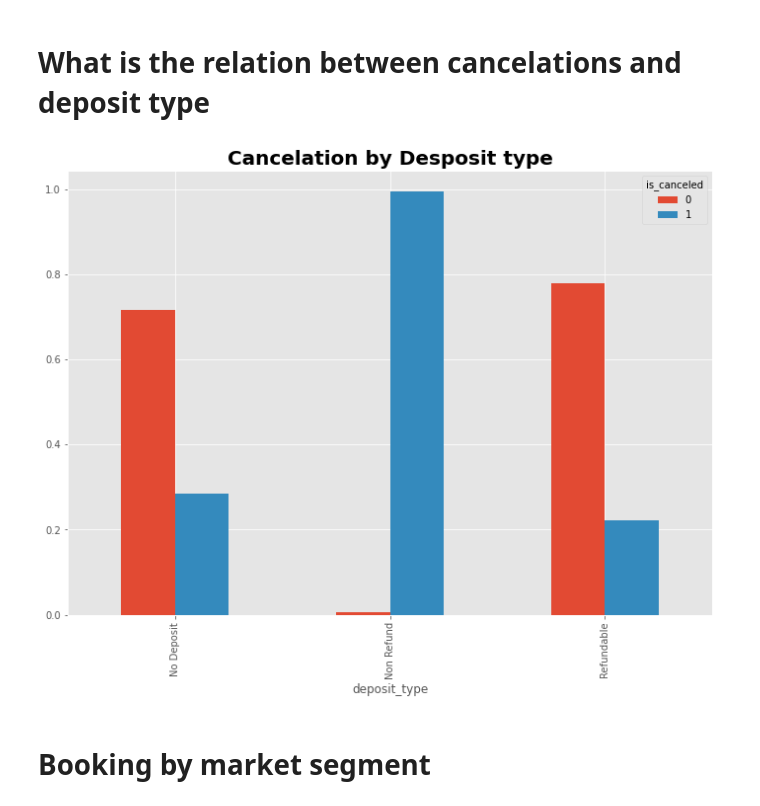
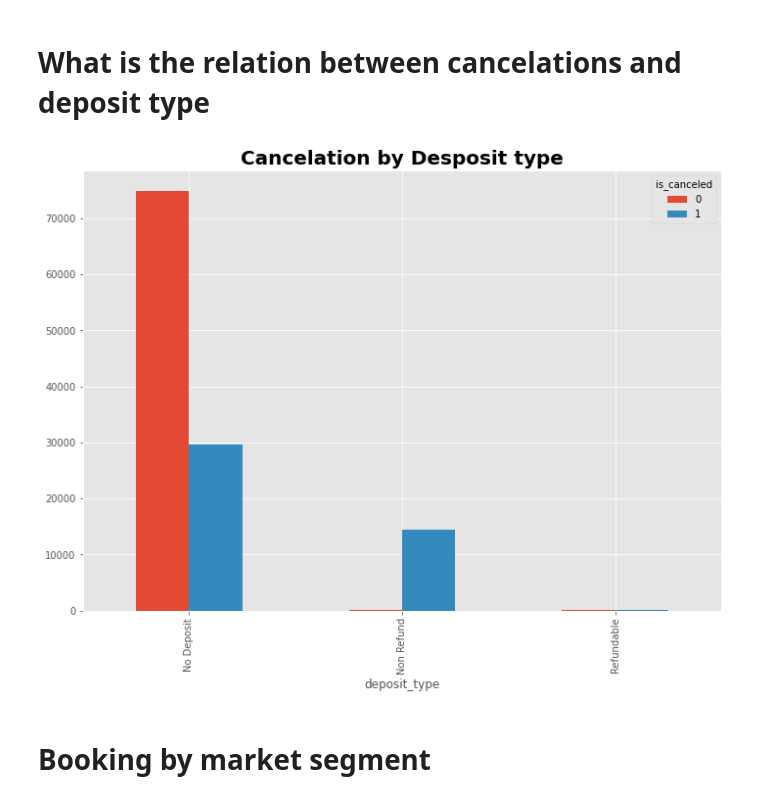
Before and after one commit to aynaval/Hotel-booking-analysis_EDA, a Jupyter notebook: EDA_Capstone_Project.ipynb, the cells around one changed output. Drawn from its saved outputs; the diff is of its cells as text; code cells hidden in the pictures.

```diff
--- a/EDA_Capstone_Project.ipynb
+++ b/EDA_Capstone_Project.ipynb
@@ -596,10 +598,10 @@ Hotel can colab with local eateries to gain more profit.
 # What is the relation between cancelations and deposit type
 # %%
 
-pd.crosstab(index=data['deposit_type'],columns=data['is_canceled'],normalize='index').plot(kind='bar');
+pd.crosstab(index=data['deposit_type'],columns=data['is_canceled']).plot(kind='bar');
 plt.title('Cancelation by Desposit type',fontsize=20,fontweight='bold');
 # %% [output]
-[figure, old version]
+[figure, new version]
 # %% [markdown]
 # Booking by market segment
 # %%
```
Also changed, not shown: parts of 22 cells of this notebook.
